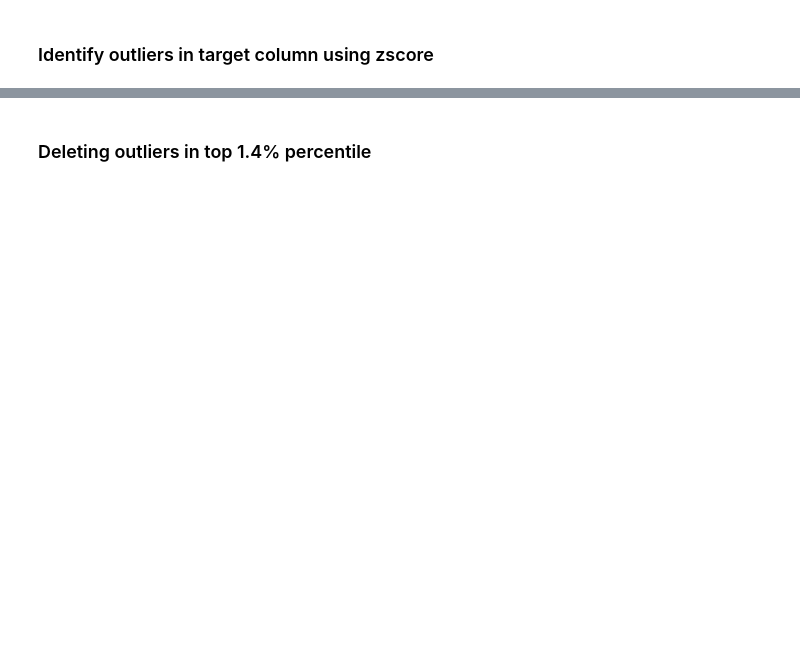
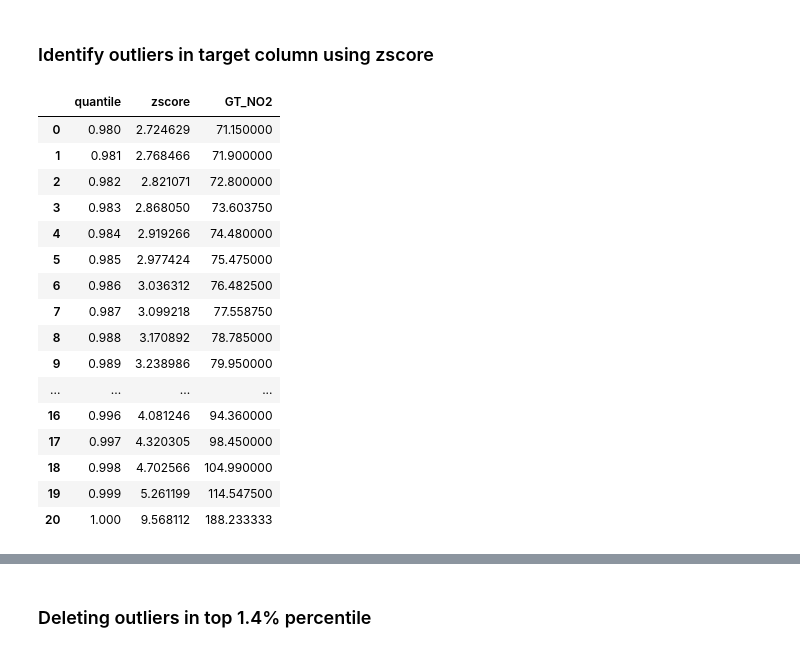
Before and after one commit to HubertKlosowski/Zindi_2, a Jupyter notebook: know_data.ipynb, the cells around one changed output, grey strips where cells are left out. Drawn from its saved outputs; the diff is of its cells as text; code cells hidden in the pictures; blank space fills up the shorter version.

```diff
--- a/know_data.ipynb
+++ b/know_data.ipynb
@@ -154,3 +251,30 @@ train['GT_NO2'].plot(kind='hist')
 # %% [markdown]
 ### Identify outliers in target column using zscore
+# %%
+from scipy.stats import zscore
+
+
+detect_outliers = zscore(train['GT_NO2'])
+
+upper_quantiles = pd.DataFrame(list(zip(np.linspace(0.98, 1, 21), [np.quantile(detect_outliers, el) for el in np.linspace(0.98, 1, 21)], [np.quantile(train['GT_NO2'], el) for el in np.linspace(0.98, 1, 21)])), columns=['quantile', 'zscore', 'GT_NO2'])
+
+upper_quantiles
+# %% [output]
+|  | quantile | zscore | GT_NO2 |
+| 0 | 0.980 | 2.724629 | 71.150000 |
+| 1 | 0.981 | 2.768466 | 71.900000 |
+| 2 | 0.982 | 2.821071 | 72.800000 |
+| 3 | 0.983 | 2.868050 | 73.603750 |
+| 4 | 0.984 | 2.919266 | 74.480000 |
+| 5 | 0.985 | 2.977424 | 75.475000 |
+| 6 | 0.986 | 3.036312 | 76.482500 |
+| 7 | 0.987 | 3.099218 | 77.558750 |
+| 8 | 0.988 | 3.170892 | 78.785000 |
+| 9 | 0.989 | 3.238986 | 79.950000 |
+| ... | ... | ... | ... |
+| 16 | 0.996 | 4.081246 | 94.360000 |
+| 17 | 0.997 | 4.320305 | 98.450000 |
+| 18 | 0.998 | 4.702566 | 104.990000 |
+| 19 | 0.999 | 5.261199 | 114.547500 |
+| 20 | 1.000 | 9.568112 | 188.233333 |
 # %%
```
Also changed, not shown: parts of 36 cells of this notebook, 3 other files.
